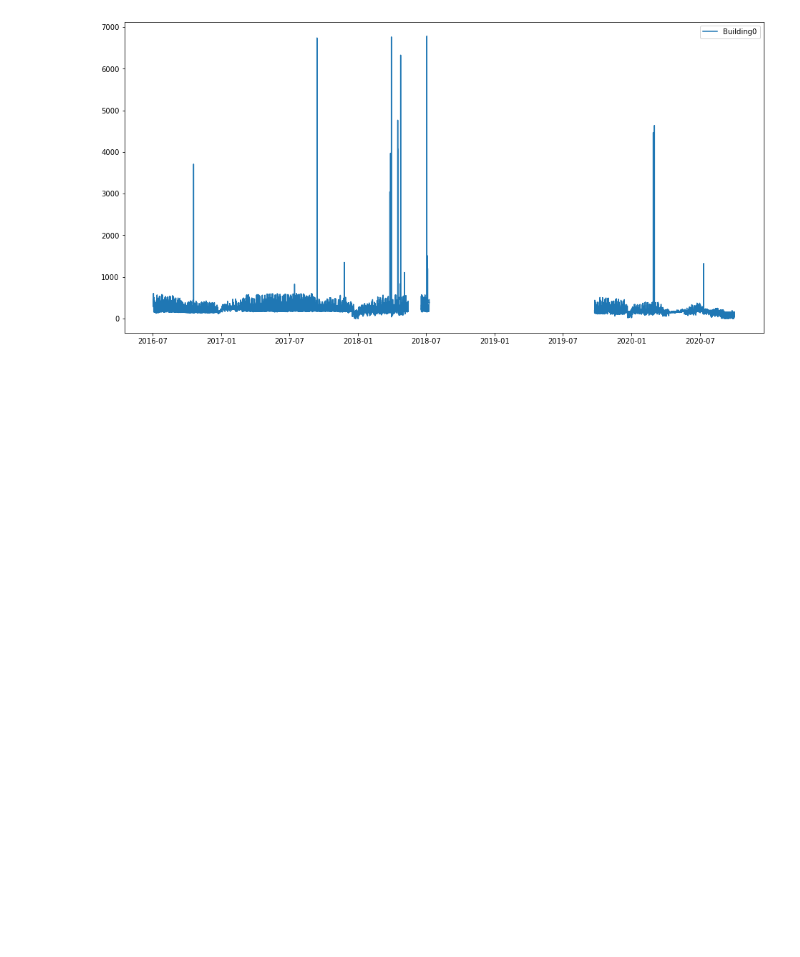
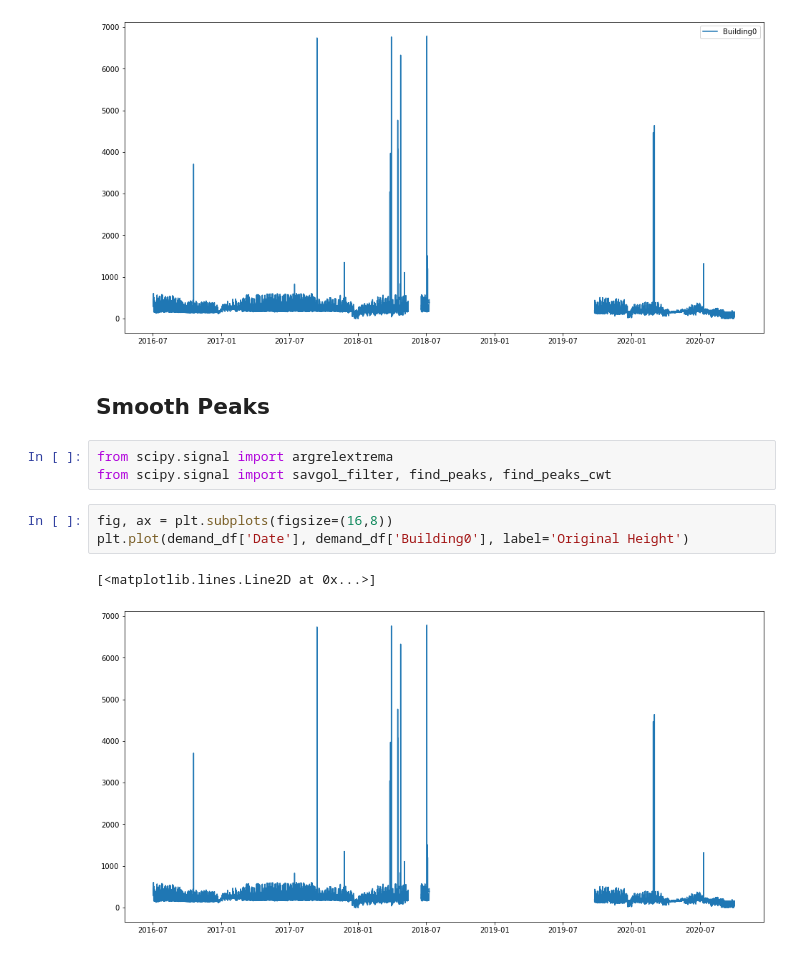
Before and after one commit to ethanp33/ADS2002-Solar-Farm, a Jupyter notebook: Hai/solar_farm.ipynb, the cells around one changed output. Drawn from its saved outputs; the diff is of its cells as text; blank space fills up the shorter version.

Commit message:
smoothing peaks

```diff
--- a/Hai/solar_farm.ipynb
+++ b/Hai/solar_farm.ipynb
@@ -47,3 +47,14 @@ ax.legend()
 # %% [output]
 <matplotlib.legend.Legend at 0x...>
 [figure]
+# %% [markdown]
+## Smooth Peaks
+# %%
+from scipy.signal import argrelextrema
+from scipy.signal import savgol_filter, find_peaks, find_peaks_cwt
+# %%
+fig, ax = plt.subplots(figsize=(16,8))
+plt.plot(demand_df['Date'], demand_df['Building0'], label='Original Height')
+# %% [output]
+[<matplotlib.lines.Line2D at 0x...>]
+[figure, added]
```
Also changed, not shown: parts of 2 cells of this notebook, 1 other file.
